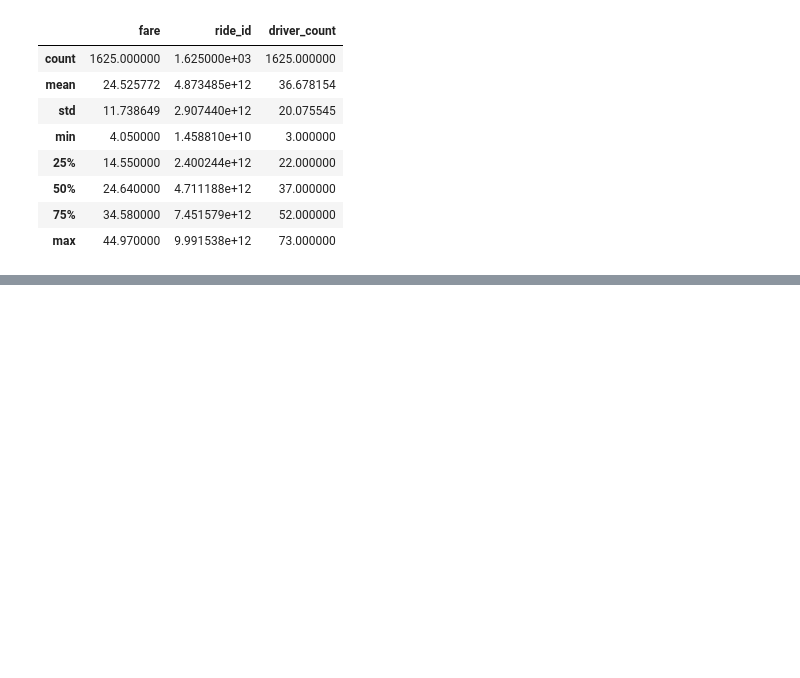
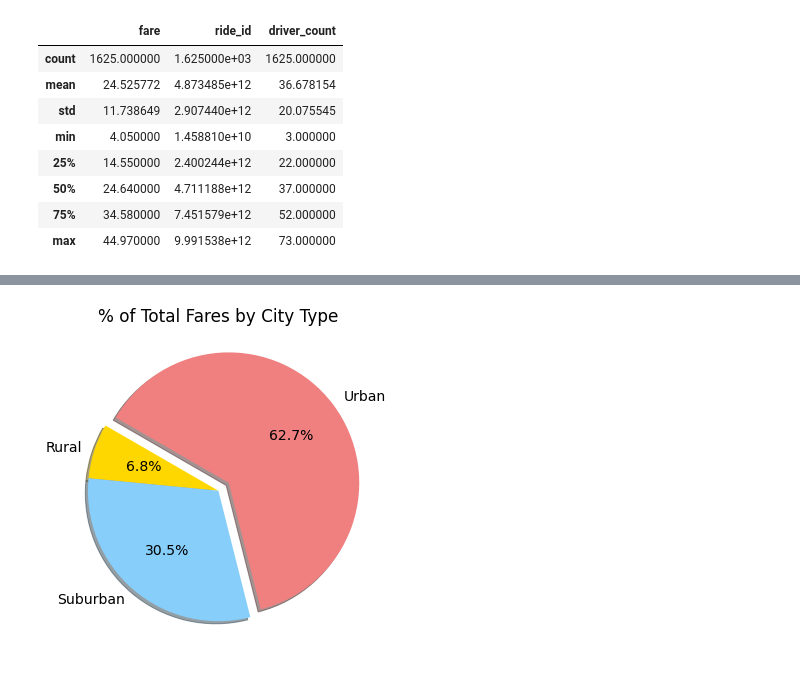
Before and after one commit to samboest/PyBer_Analysis, a Jupyter notebook: PyBer.ipynb, the cells around one changed output, grey strips where cells are left out. Cells and saved outputs as stored; diff of their text form; code cells hidden in the pictures; blank space fills up the shorter version.

```diff
--- a/PyBer.ipynb
+++ b/PyBer.ipynb
@@ -502,0 +561,27 @@ Name: driver_count, dtype: float64
+# %%
+####Before we save the pie chart, let's change the font size to 14. To do this, we will need to edit the code block.
+
+First of all, there is no parameter for fontsize in pie charts like there is for scatter plots. However, Matpltolib has a way to change the default parameters for charts by using the rcParams, which accesses the run and configure settings for the Matplotlib parameters.
+
+To change the default parameters we need to import the matplotlib library, which is not the same as the matplotlib.pyplot we imported for graphing with the plt() function. Let's edit our code block above and add import matplotlib as mpl on the first line.
+#After the plt.title(), we will change the font size by adding mpl.rcParams['font.size'] = 14.
+
+
+# Import mpl to change the plot configurations using rcParams.
+import matplotlib as mpl
+# Build Pie Chart
+plt.subplots(figsize=(10, 6))
+plt.pie(type_percents,
+    labels=["Rural", "Suburban", "Urban"],
+    colors=["gold", "lightskyblue", "lightcoral"],
+    explode=[0, 0, 0.1],
+    autopct='%1.1f%%',
+    shadow=True, startangle=150)
+plt.title("% of Total Fares by City Type")
+# Change the default font size from 10 to 14.
+mpl.rcParams['font.size'] = 14
+# Save Figure
+# Show Figure
+plt.show()
+# %% [output]
+[figure, added]
```
Also changed, not shown: parts of 37 cells of this notebook.
